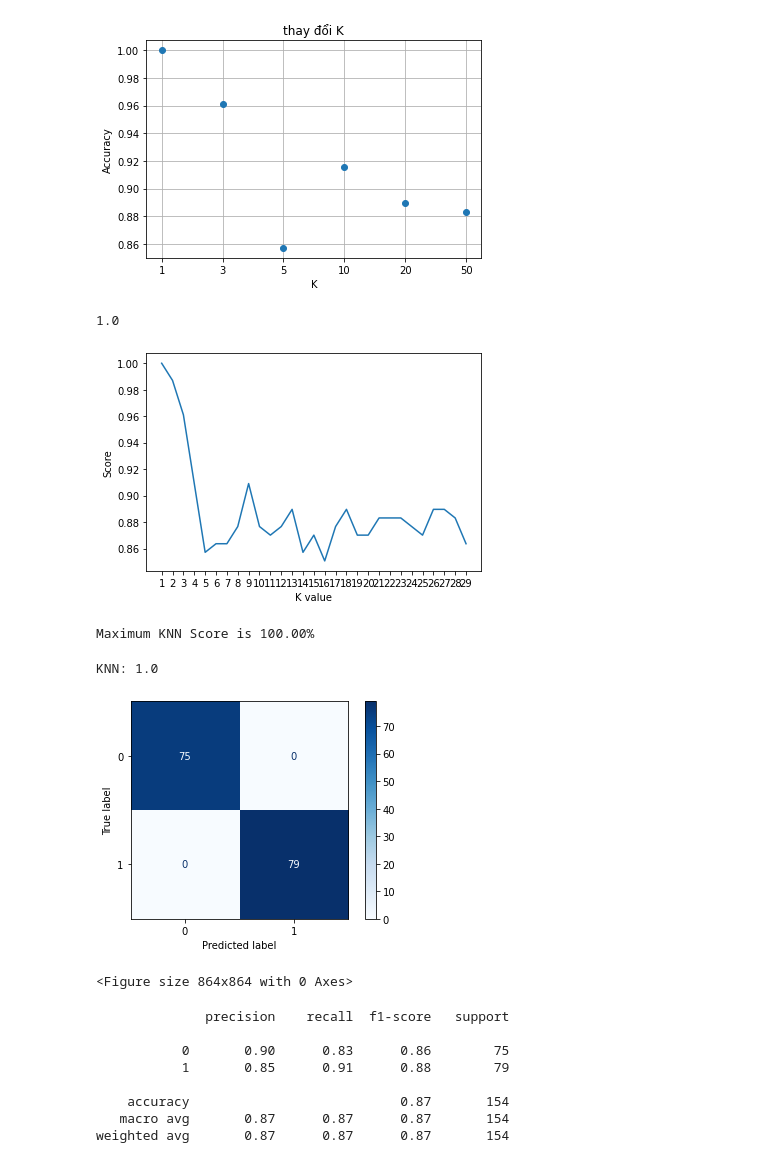
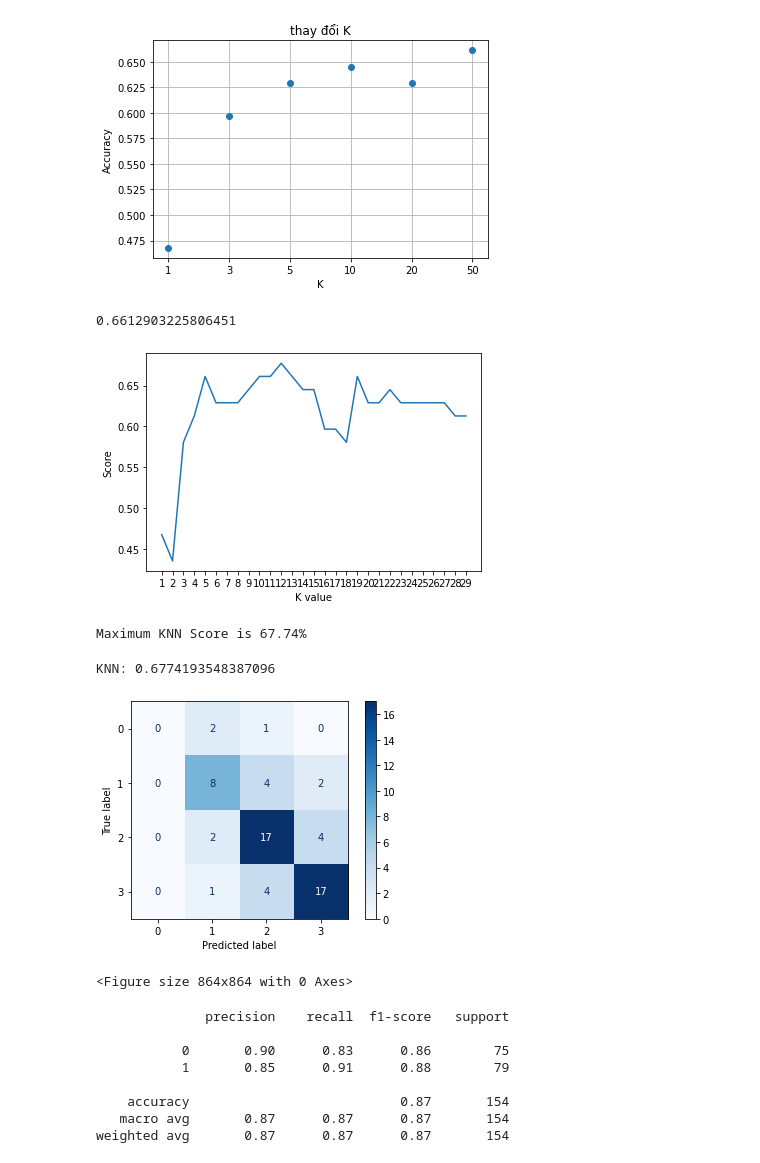
Before and after one commit to ddotu2612/BTL_MachineLearning, a Jupyter notebook: KNN_TuCode.ipynb, the cells around one changed output. Saved outputs shown, nothing was run; the diff lists cells and outputs as text; code cells hidden in the pictures.

```diff
--- a/KNN_TuCode.ipynb
+++ b/KNN_TuCode.ipynb
@@ -14,17 +14,17 @@ from collections import Counter
 # %%
 import pickle
 
-# Đọc dữ liệu bệnh tim, phân loại nhị phân
-with open('preprocessing/heart/X.pkl', 'rb') as f:
+# # Đọc dữ liệu bệnh tim, phân loại nhị phân
+# with open('preprocessing/heart/X.pkl', 'rb') as f:
+#     X = pickle.load(f)
+# with open('preprocessing/heart/y.pkl', 'rb') as f:
+#     y = pickle.load(f)
+
+with open('preprocessing/cirrhosis/X.pkl', 'br') as f:
     X = pickle.load(f)
-with open('preprocessing/heart/y.pkl', 'rb') as f:
+
+with open('preprocessing/cirrhosis/y.pkl', 'rb') as f:
     y = pickle.load(f)
-
-# with open('preprocessing/cirrhosis/X.pkl', 'br') as f:
-#     X = pickle.load(f)
-
-# with open('preprocessing/cirrhosis/y.pkl', 'rb') as f:
-#     y = pickle.load(f)
 
 print('So luong du lieu: ', len(X))
 print('So luong nhan: ', len(y))
@@ -126,10 +125,10 @@ plot(title, xlabel, X, Y, error)
 # plt.savefig('images/KNN_change_K.png', bbox_inches='tight')
 plt.show()
 # %% [output]
-[figure, old version]
+[figure, new version]
 # %%
 # Test mô hình với K=5, cho độ chính xác cao nhất
-model = KNN(top_k = 1)
+model = KNN(top_k = 50)
 
 model.fit(np.array(X_train), np.array(y_train))
 
@@ -141,7 +140,7 @@ acc = accuracy_score(y_pred, np.array(y_test))
 
 acc
 # %% [output]
-1.0
+0.6612903225806451
 # %%
 # try ro find best k value với thư viện KNeighborsClassifier
 scoreList = []
@@ -159,22 +158,22 @@ plt.show()
 acc = max(scoreList)*100
 print("Maximum KNN Score is {:.2f}%".format(acc))
 # %% [output]
-[figure, old version]
+[figure, new version]
-Maximum KNN Score is 100.00%
+Maximum KNN Score is 67.74%
 # %%
 # Test với bộ tham số tốt nhất
-knn = KNeighborsClassifier(n_neighbors=1)
+knn = KNeighborsClassifier(n_neighbors=12)
 knn.fit(X_train, y_train)
 
 print(f'KNN: {accuracy_score(y_test, knn.predict(X_test))}')
 # Hiển thị confusion matrix
 
 plot_confusion_matrix(knn, X_test, y_test, cmap=plt.cm.Blues)
 plt.figure(figsize = (12, 12))
 plt.show()
 # %% [output]
-KNN: 1.0
+KNN: 0.6774193548387096
-[figure, old version]
+[figure, new version]
 <Figure size 864x864 with 0 Axes>
 # %%
 # Generating classification report
```
Also changed, not shown: parts of 5 cells of this notebook, 3 other files.
